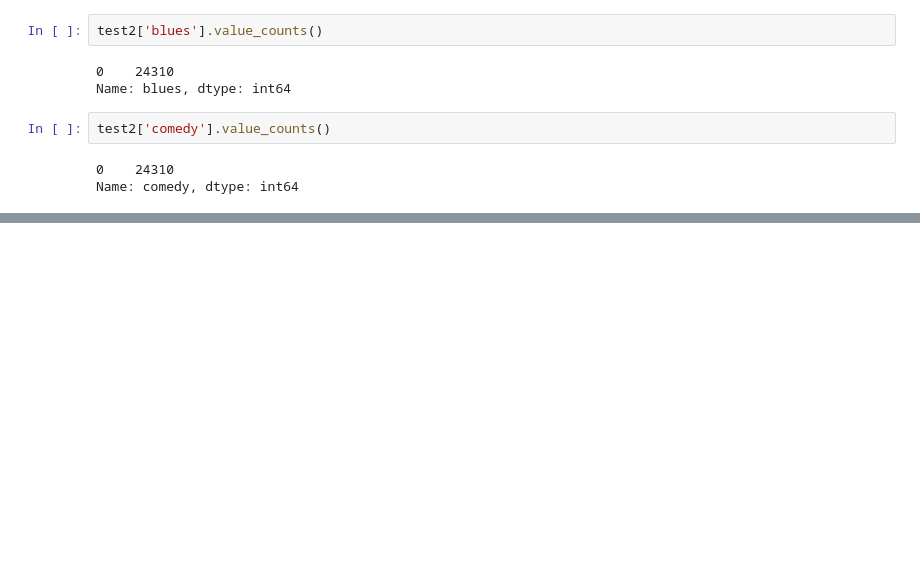
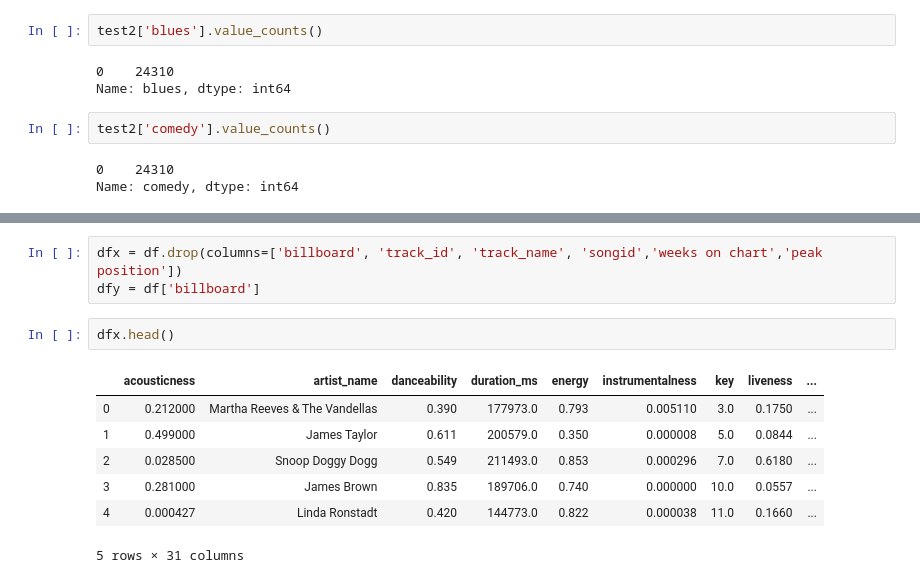
Before and after one commit to Ioana-P/Spotify_Billboard_prediction, a Jupyter notebook: eda1.ipynb, the cells around one changed output, grey strips where cells are left out. Drawn from its saved outputs; the diff is of its cells as text; blank space fills up the shorter version.

```diff
--- a/eda1.ipynb
+++ b/eda1.ipynb
@@ -441,0 +483,13 @@ Name: comedy, dtype: int64
+# %%
+dfx = df.drop(columns=['billboard', 'track_id', 'track_name', 'songid','weeks on chart','peak position'])
+dfy = df['billboard']
+# %%
+dfx.head()
+# %% [output]
+|  | acousticness | artist_name | danceability | duration_ms | energy | instrumentalness | key | liveness | ... |
+| 0 | 0.212000 | Martha Reeves & The Vandellas | 0.390 | 177973.0 | 0.793 | 0.005110 | 3.0 | 0.1750 | ... |
+| 1 | 0.499000 | James Taylor | 0.611 | 200579.0 | 0.350 | 0.000008 | 5.0 | 0.0844 | ... |
+| 2 | 0.028500 | Snoop Doggy Dogg | 0.549 | 211493.0 | 0.853 | 0.000296 | 7.0 | 0.6180 | ... |
+| 3 | 0.281000 | James Brown | 0.835 | 189706.0 | 0.740 | 0.000000 | 10.0 | 0.0557 | ... |
+| 4 | 0.000427 | Linda Ronstadt | 0.420 | 144773.0 | 0.822 | 0.000038 | 11.0 | 0.1660 | ... |
+5 rows × 31 columns
```
Also changed, not shown: parts of 27 cells of this notebook, 1 other file.
